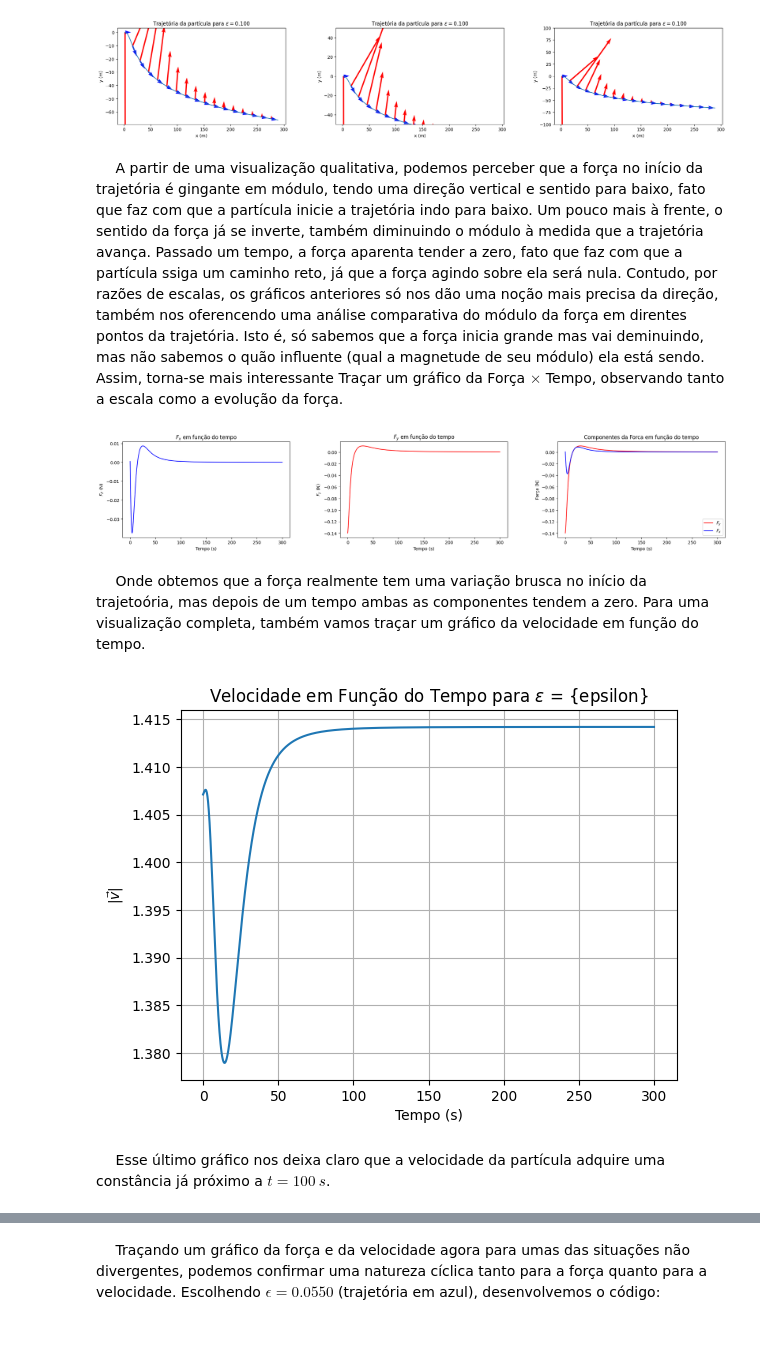
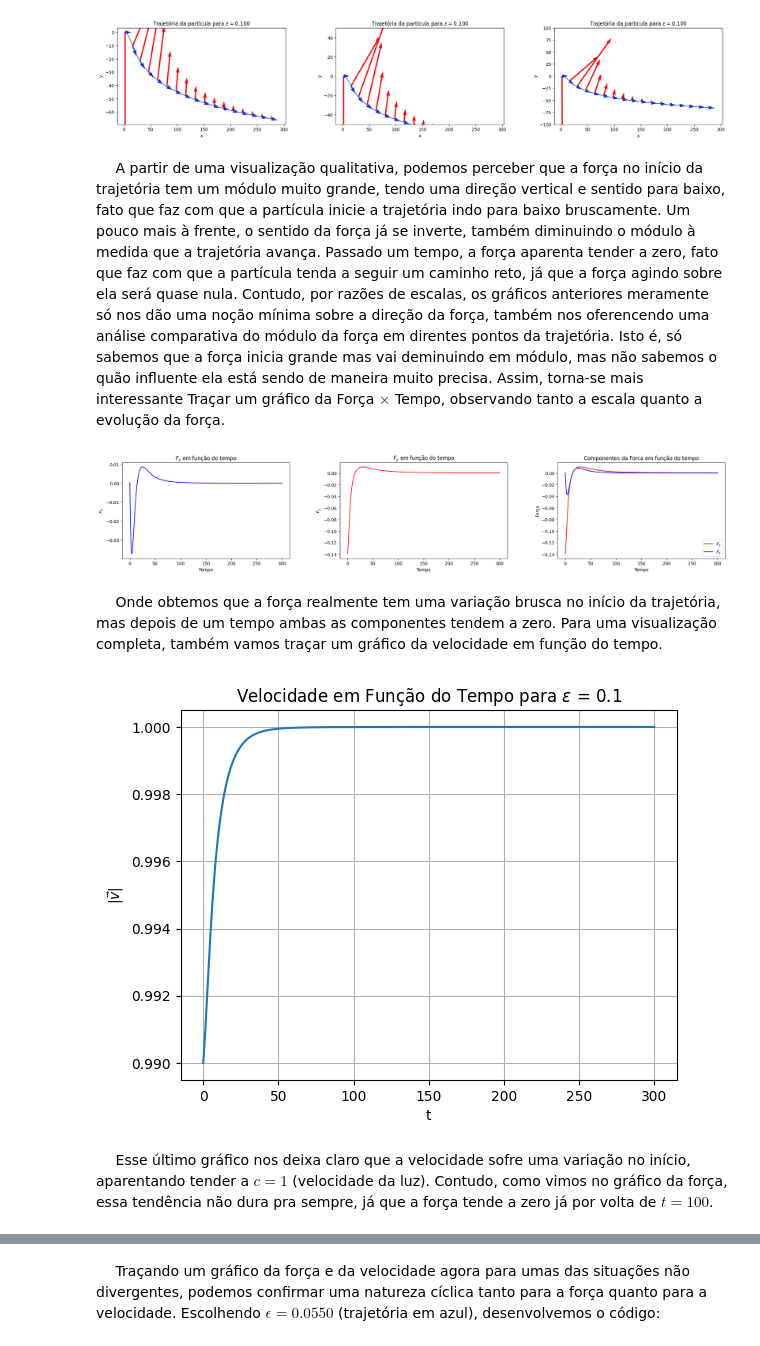
Before and after one commit to Wally-sson/pys, a Jupyter notebook: HEHEHEH PETPY.ipynb, the cells around one changed output, grey strips where cells are left out. Cells and saved outputs as stored; diff of their text form; code cells hidden in the pictures.

```diff
--- a/HEHEHEH PETPY.ipynb
+++ b/HEHEHEH PETPY.ipynb
@@ -355,14 +354,14 @@ velocidade_values = []
 
 for t in ts:
     r = R4K(r,t,dt, epsilon)
-    vel = (r[1]**2 + r[3])**(1/2)
+    vel = (r[1]**2 + r[3]**2)**(1/2)
     velocidade_values.append(vel)
 
 #Plotagem da trajetória.
 plt.plot(ts, velocidade_values)
-plt.xlabel('Tempo (s)')
+plt.xlabel('t')
 plt.ylabel(r'$|\vec{v}|$')
-plt.title(r'Velocidade em Função do Tempo para $\epsilon$ = 1')
+plt.title(rf'Velocidade em Função do Tempo para $\epsilon$ = 1')
 plt.grid()
 plt.show()
 # %% [output]
@@ -573,7 +567,7 @@ plt.show()
 # %% [output]
 [figure]
 # %% [markdown]
-$\quad$ A partir de uma visualização qualitativa, podemos perceber que a força no início da trajetória é gingante em módulo, tendo uma direção vertical e sentido para baixo, fato que faz com que a partícula inicie a trajetória indo para baixo. Um pouco mais à frente, o sentido da força já se inverte, também diminuindo o módulo à medida que a trajetória avança. Passado um tempo, a força aparenta tender a zero, fato que faz com que a partícula ssiga um caminho reto, já que a força agindo sobre ela será nula. Contudo, por razões de escalas, os gráficos anteriores só nos dão uma noção mais precisa da direção, também nos oferencendo uma análise comparativa do módulo da força em direntes pontos da trajetória. Isto é, só sabemos que a força inicia grande mas vai deminuindo, mas não sabemos o quão influente (qual a magnetude de seu módulo) ela está sendo. Assim, torna-se mais interessante Traçar um gráfico da Força $\times$ Tempo, observando tanto a escala como a evolução da força.
+$\quad$ A partir de uma visualização qualitativa, podemos perceber que a força no início da trajetória tem um módulo muito grande, tendo uma direção vertical e sentido para baixo, fato que faz com que a partícula inicie a trajetória indo para baixo bruscamente. Um pouco mais à frente, o sentido da força já se inverte, também diminuindo o módulo à medida que a trajetória avança. Passado um tempo, a força aparenta tender a zero, fato que faz com que a partícula tenda a seguir um caminho reto, já que a força agindo sobre ela será quase nula. Contudo, por razões de escalas, os gráficos anteriores meramente só nos dão uma noção mínima sobre a direção da força, também nos oferencendo uma análise comparativa do módulo da força em direntes pontos da trajetória. Isto é, só sabemos que a força inicia grande mas vai deminuindo em módulo, mas não sabemos o quão influente ela está sendo de maneira muito precisa. Assim, torna-se mais interessante Traçar um gráfico da Força $\times$ Tempo, observando tanto a escala quanto a evolução da força.
 # %%
 r = np.array([x,vx,y,vy], float)
 force_x_values = []
@@ -610,24 +602,24 @@ plt.show()
 # %% [output]
 [figure]
 # %% [markdown]
-$\quad$ Onde obtemos que a força realmente tem uma variação brusca no início da trajetoória, mas depois de um tempo ambas as componentes tendem a zero. Para uma visualização completa, também vamos traçar um gráfico da velocidade em função do tempo.
+$\quad$ Onde obtemos que a força realmente tem uma variação brusca no início da trajetória, mas depois de um tempo ambas as componentes tendem a zero. Para uma visualização completa, também vamos traçar um gráfico da velocidade em função do tempo.
 # %%
 r = np.array([x,vx,y,vy], float)
 velocidade = []
 
 for t in ts:
-    vel = (r[1]*2 +r[3]**2)**(1/2)
+    vel = (r[1]**2 +r[3]**2)**(1/2)
     velocidade.append(vel)
     r = R4Krel(r,t,dt, epsilon)
 
 plt.plot(ts, velocidade)
-plt.xlabel('Tempo (s)')
+plt.xlabel('t')
 plt.ylabel(r'$|\vec{v}|$')
 plt.title(rf'Velocidade em Função do Tempo para $\epsilon$ = {epsilon}')
 plt.grid()
 plt.show()
 # %% [output]
-[figure, old version]
+[figure, new version]
-# %% [markdown]
-$\quad$ Esse último gráfico nos deixa claro que a velocidade da partícula adquire uma constância já próximo a $t=100 \ s$.
+# %% [markdown]
+$\quad$ Esse último gráfico nos deixa claro que a velocidade sofre uma variação no início, aparentando tender a $c = 1$ (velocidade da luz). Contudo, como vimos no gráfico da força, essa tendência não dura pra sempre, já que a força tende a zero já por volta de $t=100$.
 # %% [markdown]
```
Also changed, not shown: parts of 42 cells of this notebook.
